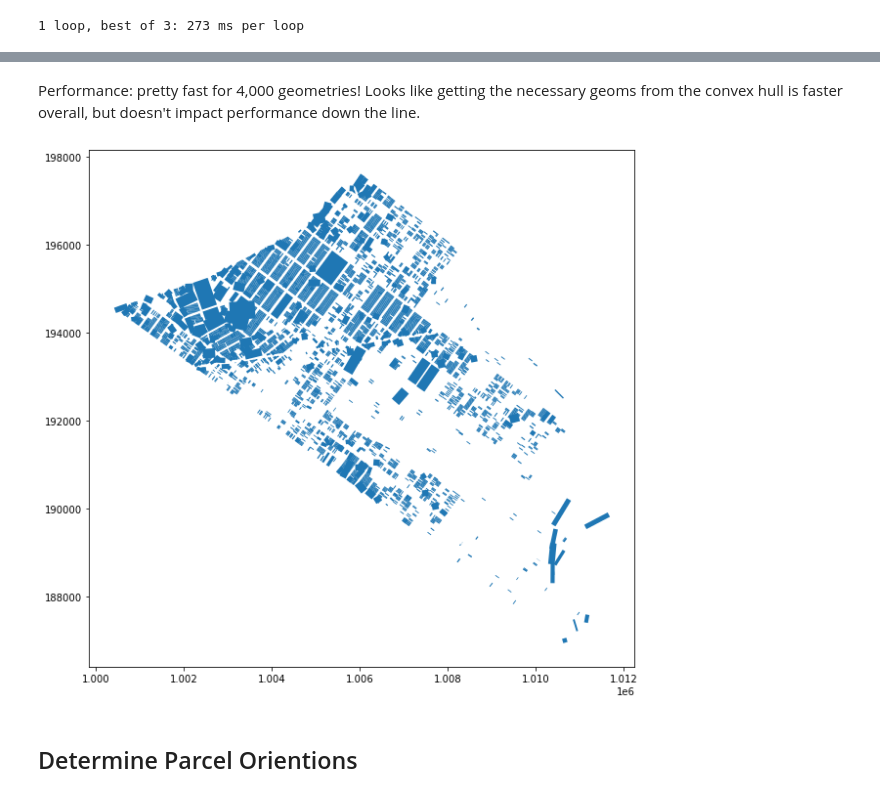
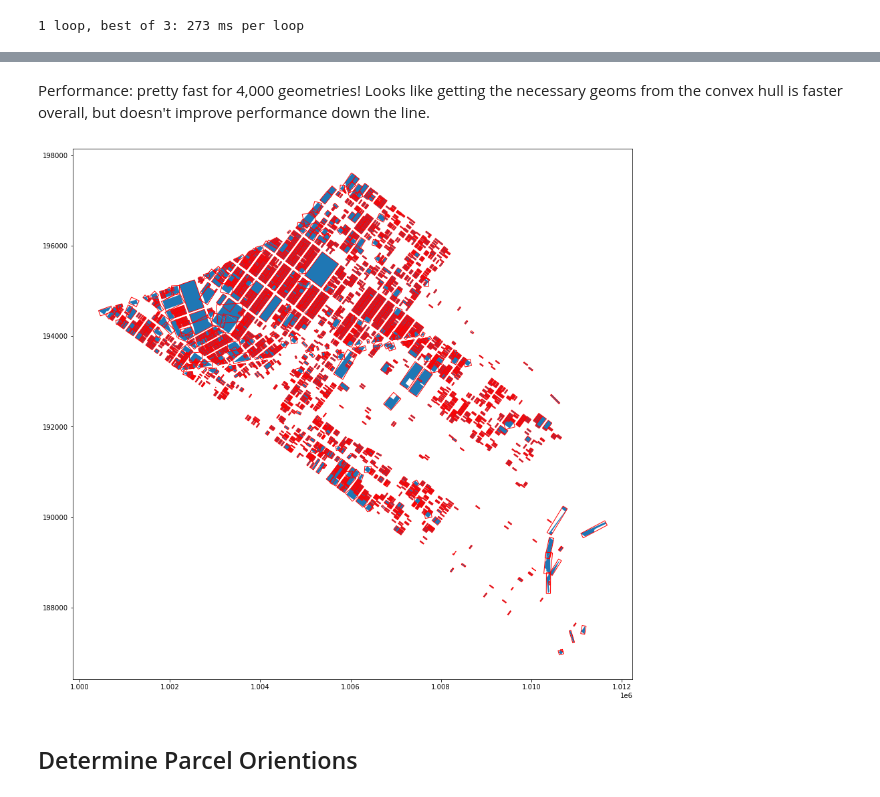
Before and after one commit to raphaellaude/geo-obb, a Jupyter notebook: examples/parcel_obbs.ipynb, the cells around one changed output, grey strips where cells are left out. Drawn from its saved outputs; the diff is of its cells as text; code cells hidden in the pictures.

```diff
--- a/examples/parcel_obbs.ipynb
+++ b/examples/parcel_obbs.ipynb
@@ -67,12 +67,13 @@ convex_hull_arrs = gdf.geometry.convex_hull.map(obb.geom_to_array)
 # %% [markdown]
-Performance: pretty fast for 4,000 geometries! Looks like getting the necessary geoms from the convex hull is faster overall, but doesn't impact performance down the line.
+Performance: pretty fast for 4,000 geometries! Looks like getting the necessary geoms from the convex hull is faster overall, but doesn't improve performance down the line.
 # %%
 obbs = geo_arrs.apply(obb.oriented_bounding_box)
 
 obbs_gs = gpd.GeoSeries(obbs.map(obb.polygon_from_obb), crs=gdf.crs)
-obbs_gs.plot(figsize=(10, 10));
+ax = gdf.plot(figsize=(15, 15))
+obbs_gs.plot(ax=ax, linewidth=1, edgecolor='red', facecolor='none');
 # %% [output]
-[figure, old version]
+[figure, new version]
 # %% [markdown]
 ## Determine Parcel Orientions
 # %%
```
Also changed, not shown: parts of 21 cells of this notebook.
